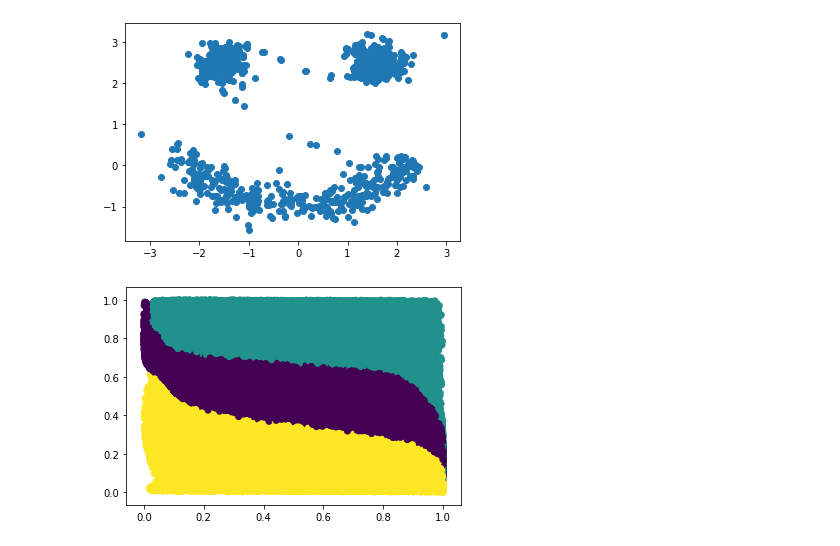
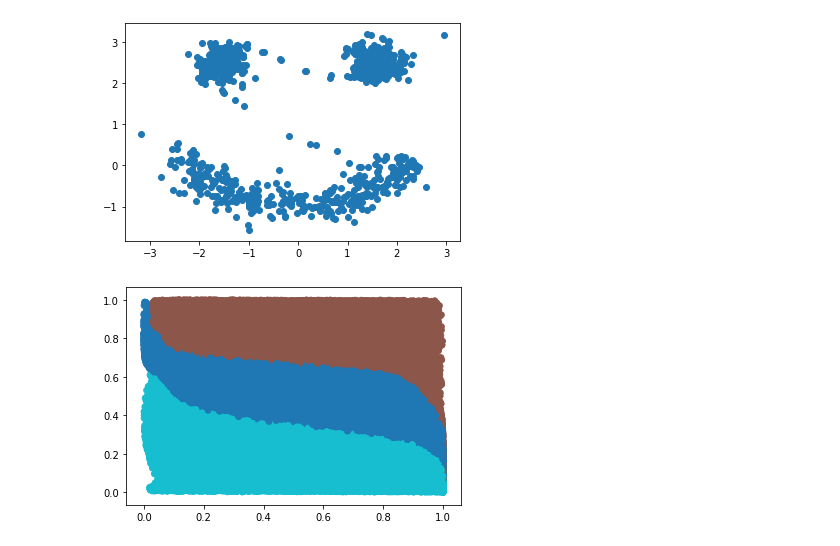
Before and after one commit to aliscafo/deep-unsupervised-learning-2019, a Jupyter notebook: hw2/task1.ipynb, the cells around one changed output. Drawn from its saved outputs; the diff is of its cells as text; code cells hidden in the pictures.

```diff
--- a/hw2/task1.ipynb
+++ b/hw2/task1.ipynb
@@ -517,7 +517,7 @@ plt.show()
 # %%
 z2, z1, cs = model(torch.from_numpy(X).float().cuda())
 res = z2.detach().data.cpu().data.numpy()
-plt.scatter(res[:, 0], res[:, 1], c=y)
+plt.scatter(res[:, 0], res[:, 1], c=y, cmap="tab10")
 plt.show()
 # %% [output]
-[figure, old version]
+[figure, new version]
```
Also changed, not shown: 1 other file.
